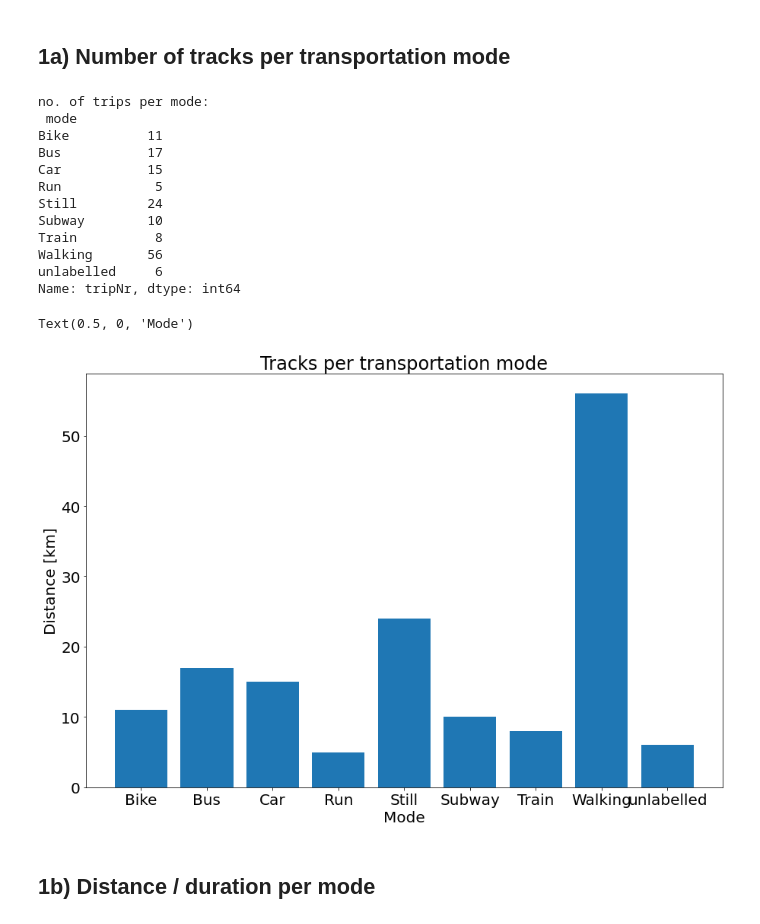
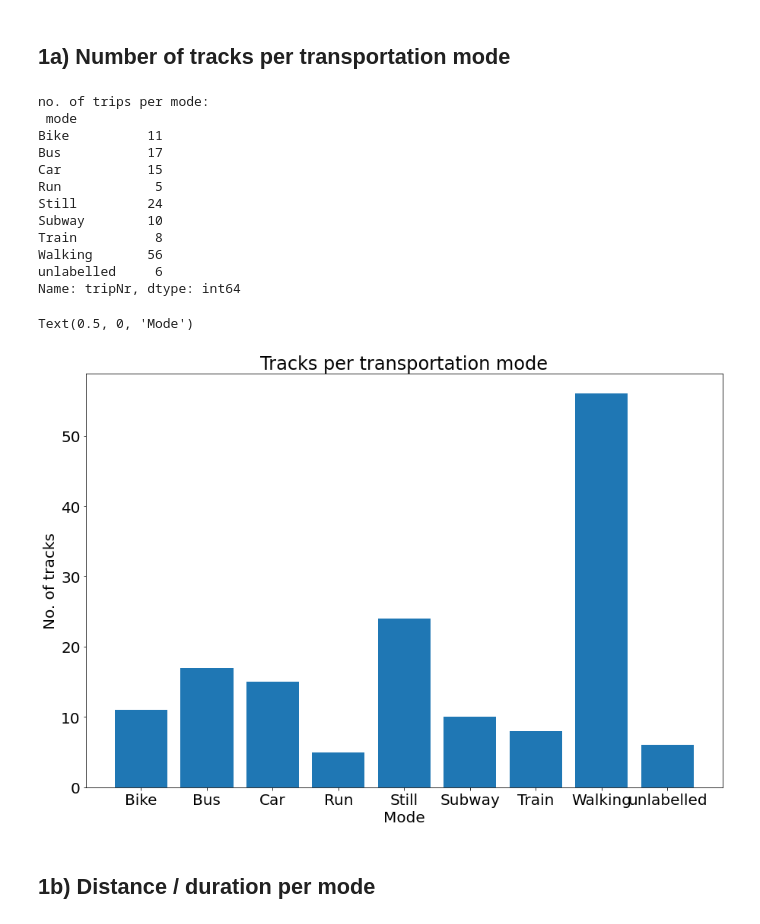
Before and after one commit to Eisoc/MDA0208, a Jupyter notebook: Visualization_I_Xiongzun.ipynb, the cells around one changed output. Cells and saved outputs as stored; diff of their text form; code cells hidden in the pictures.

```diff
--- a/Visualization_I_Xiongzun.ipynb
+++ b/Visualization_I_Xiongzun.ipynb
@@ -129,7 +129,7 @@ for i in var:
         q3=gdf_w_unlabel[i].quantile(0.75)
         IQR=q3-q1
         preLen = len(gdf_w_unlabel)
-        gdf_m = gdf_w_unlabel[~((gdf_w_unlabel[i]<(q1-4*IQR)) | (gdf_w_unlabel[i]>(q3+4*IQR)))]
+        gdf_m = gdf_w_unlabel[~((gdf_w_unlabel[i]<(q1-3*IQR)) | (gdf_w_unlabel[i]>(q3+3*IQR)))]
         newLen = len(gdf_m)
         gdf1 = gdf1.merge(gdf_m, how='right')
         print(i,preLen-newLen)
@@ -172,27 +172,28 @@ vel_corr 3
 ## 1a) Number of tracks per transportation mode
 # %%
 print('no. of trips per mode:\n',gdf_o_outlier.groupby('mode')['tripNr'].nunique())
+gdf_o_outlier.groupby('mode')['tripNr'].nunique().to_csv('number_of_tracks_per_transporstation_mode.csv')
 len(gdf_o_outlier['tripNr'].unique())
 fig,ax= plt.subplots(1,figsize=(15,10))
 ax.bar(gdf_o_outlier.groupby('mode')['tripNr'].nunique().index,gdf_o_outlier.groupby('mode')['tripNr'].nunique()[:])
 ax.set_title('Tracks per transportation mode')
-ax.set_ylabel("Distance [km]")
+ax.set_ylabel("No. of tracks")
 ax.set_xlabel("Mode")
 # %% [output]
 no. of trips per mode:
  mode
 Bike          11
 Bus           17
 Car           15
 Run            5
 Still         24
 Subway        10
 Train          8
 Walking       56
 unlabelled     6
 Name: tripNr, dtype: int64
 Text(0.5, 0, 'Mode')
-[figure, old version]
+[figure, new version]
 # %% [markdown]
 ## 1b) Distance / duration per mode
 # %%
```
Also changed, not shown: parts of 9 cells of this notebook.
